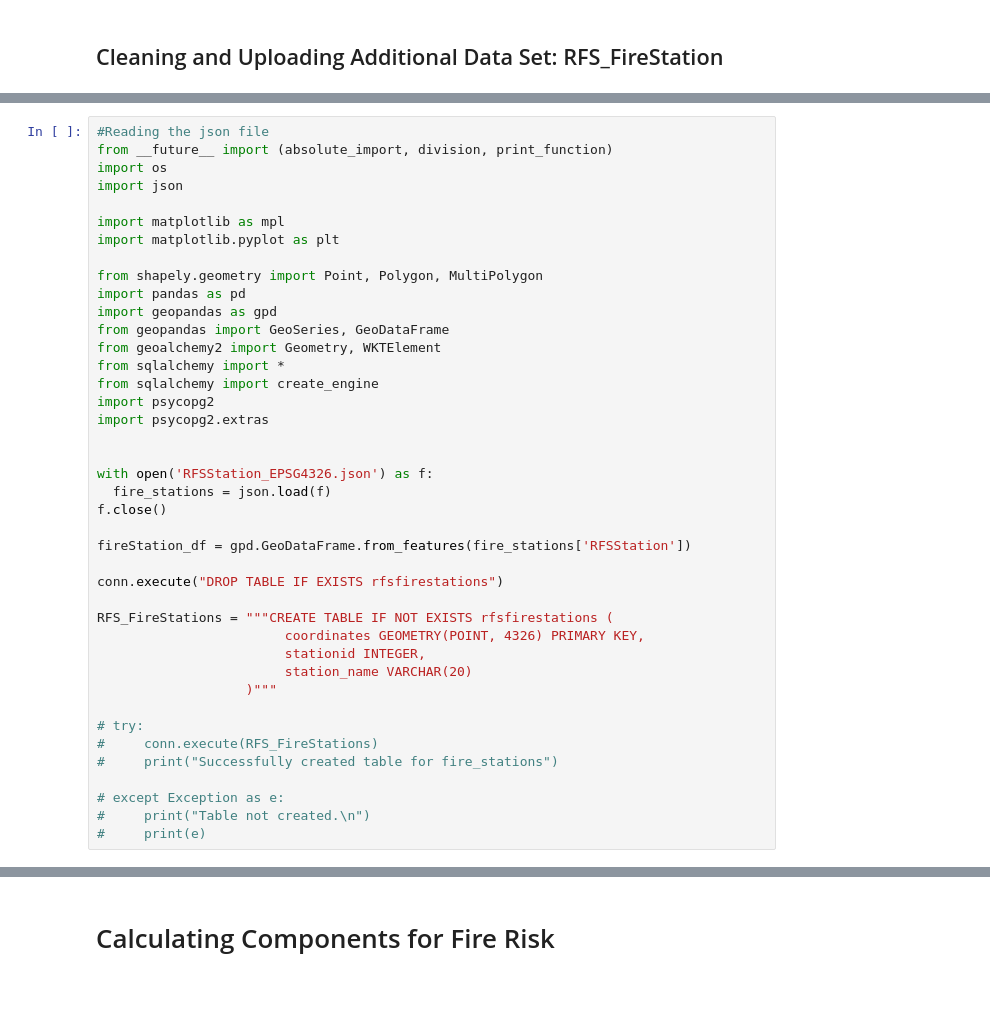
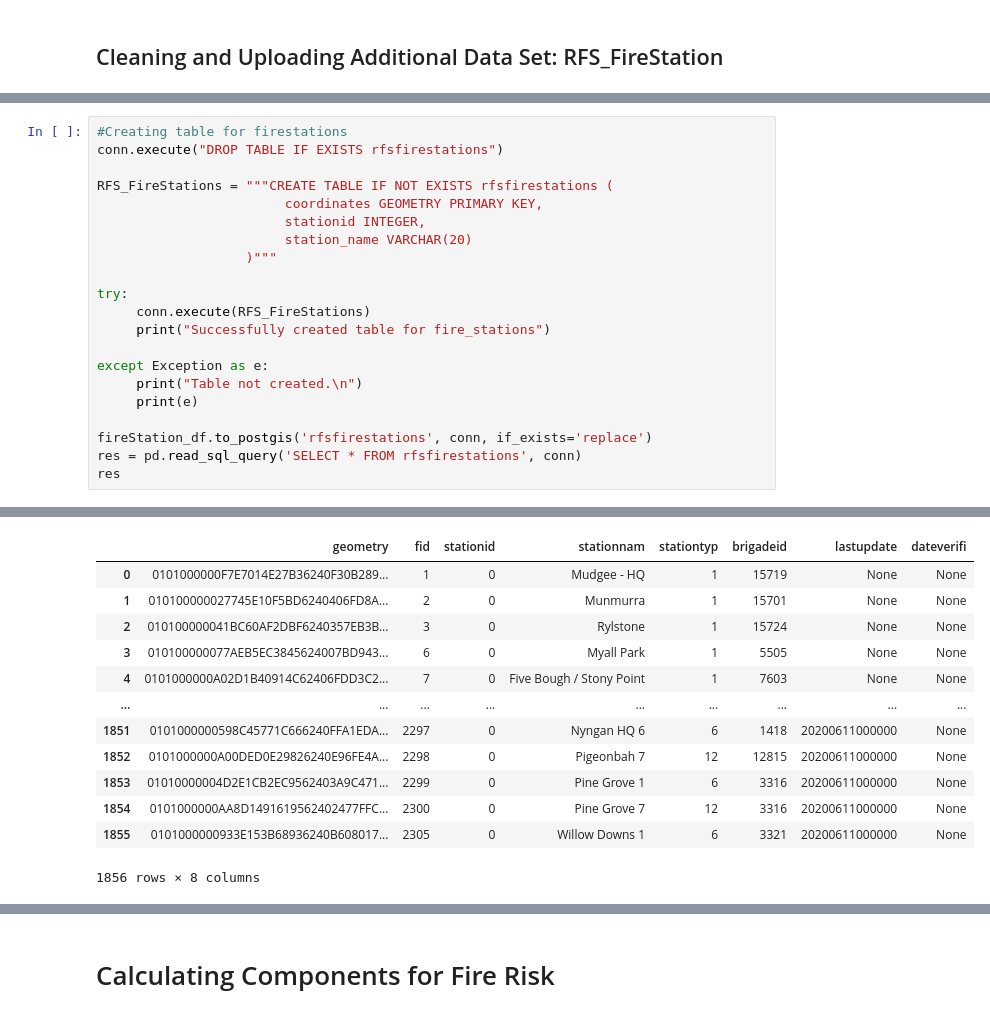
Before and after one commit to IdeaVanicha/data2001-assignment, a Jupyter notebook: Data Manipulation and Uploading.ipynb, the cells around one changed output, grey strips where cells are left out. Drawn from its saved outputs; the diff is of its cells as text; blank space fills up the shorter version.

```diff
--- a/Data Manipulation and Uploading.ipynb
+++ b/Data Manipulation and Uploading.ipynb
@@ -257,41 +254,22 @@ Business Stats table created
 # %%
-#Reading the json file
-from __future__ import (absolute_import, division, print_function)
-import os
-import json
-
-import matplotlib as mpl
-import matplotlib.pyplot as plt
-
-from shapely.geometry import Point, Polygon, MultiPolygon
-import pandas as pd
-import geopandas as gpd
-from geopandas import GeoSeries, GeoDataFrame
-from geoalchemy2 import Geometry, WKTElement
-from sqlalchemy import *
-from sqlalchemy import create_engine
-import psycopg2
-import psycopg2.extras
-
-
-with open('RFSStation_EPSG4326.json') as f:
-  fire_stations = json.load(f)
-f.close()
-
-fireStation_df = gpd.GeoDataFrame.from_features(fire_stations['RFSStation'])
-
+#Creating table for firestations
 conn.execute("DROP TABLE IF EXISTS rfsfirestations")
 
 RFS_FireStations = """CREATE TABLE IF NOT EXISTS rfsfirestations (
-                        coordinates GEOMETRY(POINT, 4326) PRIMARY KEY,
+                        coordinates GEOMETRY PRIMARY KEY,
                         stationid INTEGER,
                         station_name VARCHAR(20)
                    )"""
 
-# try:
-#     conn.execute(RFS_FireStations)
-#     print("Successfully created table for fire_stations")
+try:
+     conn.execute(RFS_FireStations)
+     print("Successfully created table for fire_stations")
 
-# except Exception as e:
-#     print("Table not created.\n")
-#     print(e)
+except Exception as e:
+     print("Table not created.\n")
+     print(e)
+
+fireStation_df.to_postgis('rfsfirestations', conn, if_exists='replace')
+res = pd.read_sql_query('SELECT * FROM rfsfirestations', conn)
+res
+# %% [output]
@@ -297,0 +277,13 @@ RFS_FireStations = """CREATE TABLE IF NOT EXISTS rfsfirestations (
+|  | geometry | fid | stationid | stationnam | stationtyp | brigadeid | lastupdate | dateverifi |
+| 0 | 0101000000F7E7014E27B36240F30B289... | 1 | 0 | Mudgee - HQ | 1 | 15719 | None | None |
+| 1 | 010100000027745E10F5BD6240406FD8A... | 2 | 0 | Munmurra | 1 | 15701 | None | None |
+| 2 | 010100000041BC60AF2DBF6240357EB3B... | 3 | 0 | Rylstone | 1 | 15724 | None | None |
+| 3 | 010100000077AEB5EC3845624007BD943... | 6 | 0 | Myall Park | 1 | 5505 | None | None |
+| 4 | 0101000000A02D1B40914C62406FDD3C2... | 7 | 0 | Five Bough / Stony Point | 1 | 7603 | None | None |
+| ... | ... | ... | ... | ... | ... | ... | ... | ... |
+| 1851 | 0101000000598C45771C666240FFA1EDA... | 2297 | 0 | Nyngan HQ 6 | 6 | 1418 | 20200611000000 | None |
+| 1852 | 0101000000A00DED0E29826240E96FE4A... | 2298 | 0 | Pigeonbah 7 | 12 | 12815 | 20200611000000 | None |
+| 1853 | 01010000004D2E1CB2EC9562403A9C471... | 2299 | 0 | Pine Grove 1 | 6 | 3316 | 20200611000000 | None |
+| 1854 | 0101000000AA8D1491619562402477FFC... | 2300 | 0 | Pine Grove 7 | 12 | 3316 | 20200611000000 | None |
+| 1855 | 0101000000933E153B68936240B608017... | 2305 | 0 | Willow Downs 1 | 6 | 3321 | 20200611000000 | None |
+1856 rows × 8 columns
```
Also changed, not shown: parts of 12 cells of this notebook, 25 other files.
